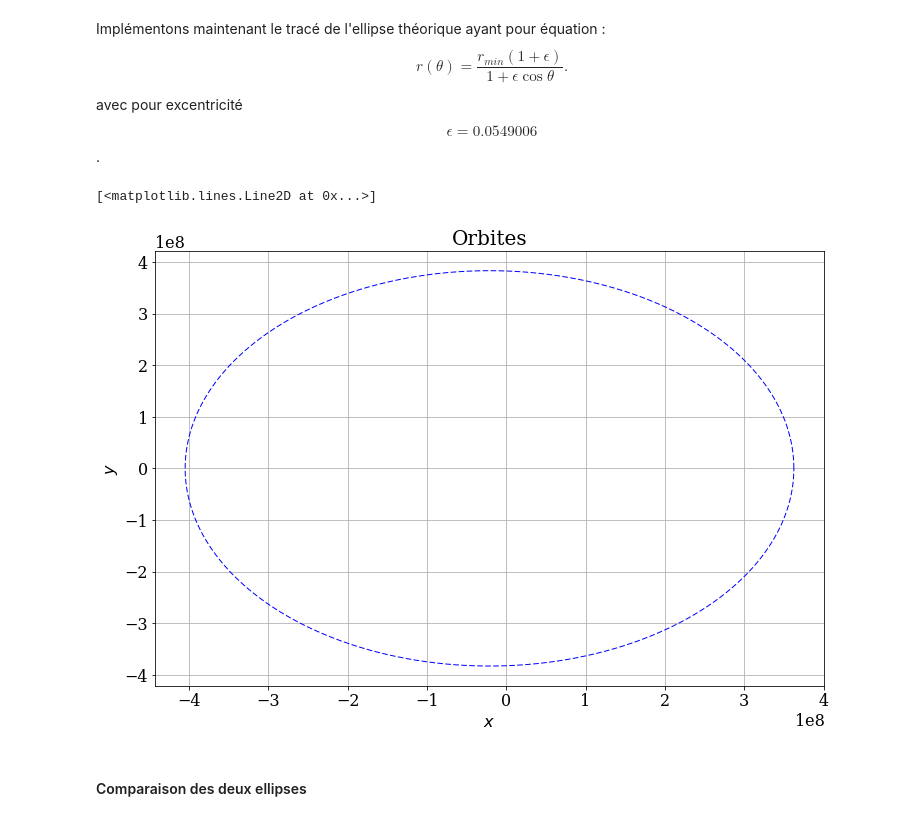
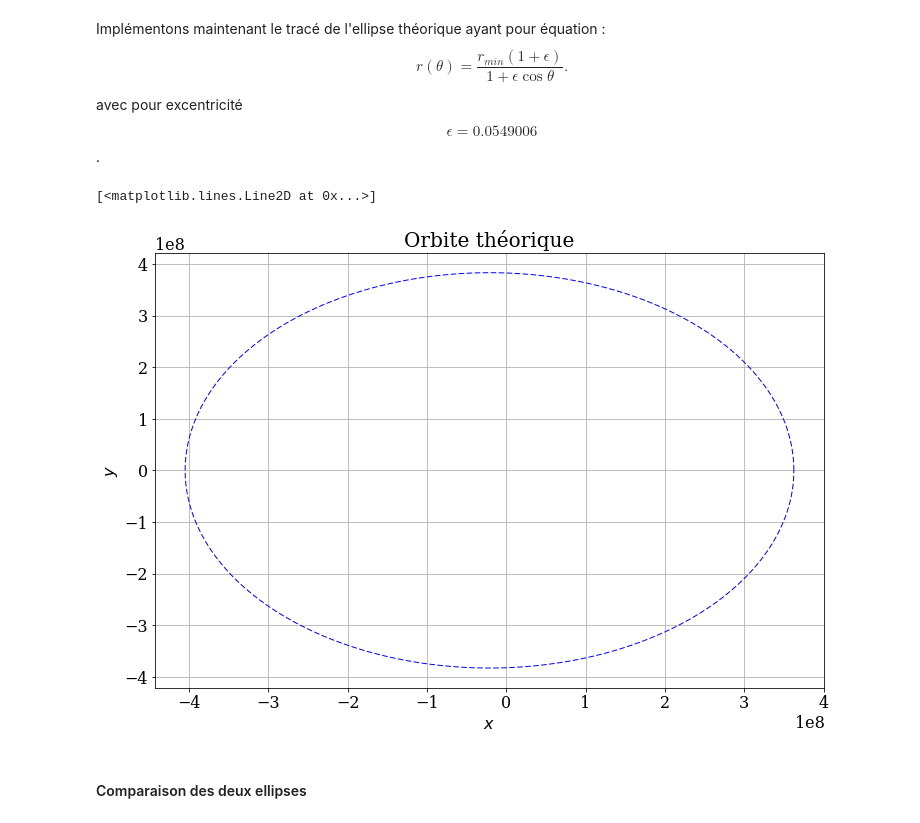
Before and after one commit to Vdpromain/MATHF314_2017, a Jupyter notebook: TP1/Kepler et RK4.ipynb, the cells around one changed output. Cells and saved outputs as stored; diff of their text form; code cells hidden in the pictures.

```diff
--- a/TP1/Kepler et RK4.ipynb
+++ b/TP1/Kepler et RK4.ipynb
@@ -171,13 +175,13 @@ for i in range(n):
 # %%
 pyplot.figure(figsize=(12,8))
 pyplot.grid(True)
 pyplot.xlabel('$x$')
 pyplot.ylabel('$y$')
-pyplot.title('Orbites',fontsize=20)
+pyplot.title('Orbite théorique',fontsize=20)
 pyplot.plot (x_theo,y_theo, 'b--',lw=1)
 # %% [output]
 [<matplotlib.lines.Line2D at 0x...>]
-[figure, old version]
+[figure, new version]
 # %% [markdown]
 #### Comparaison des deux ellipses
 # %% [markdown]
```
Also changed, not shown: parts of 39 cells of this notebook, 2 other files.
